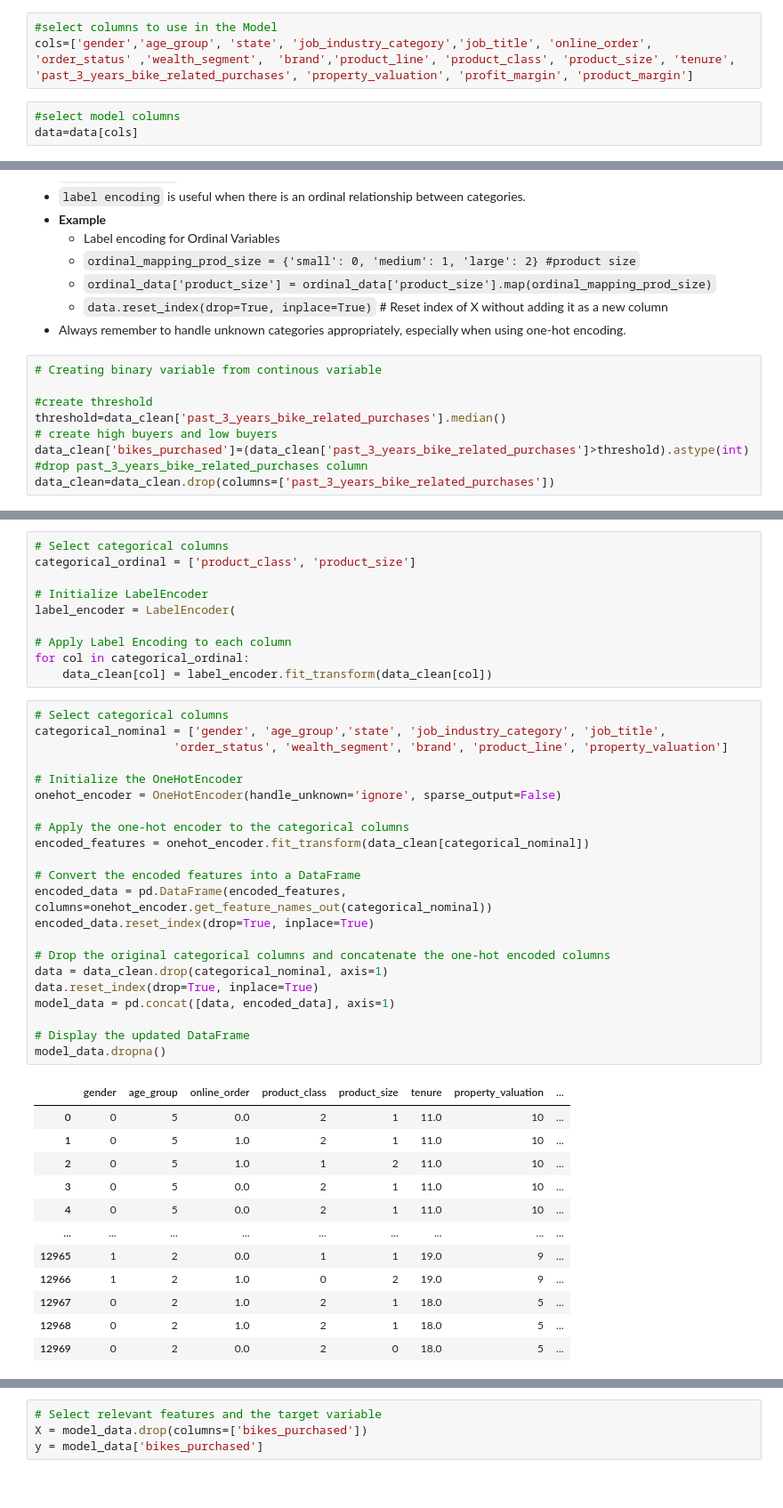
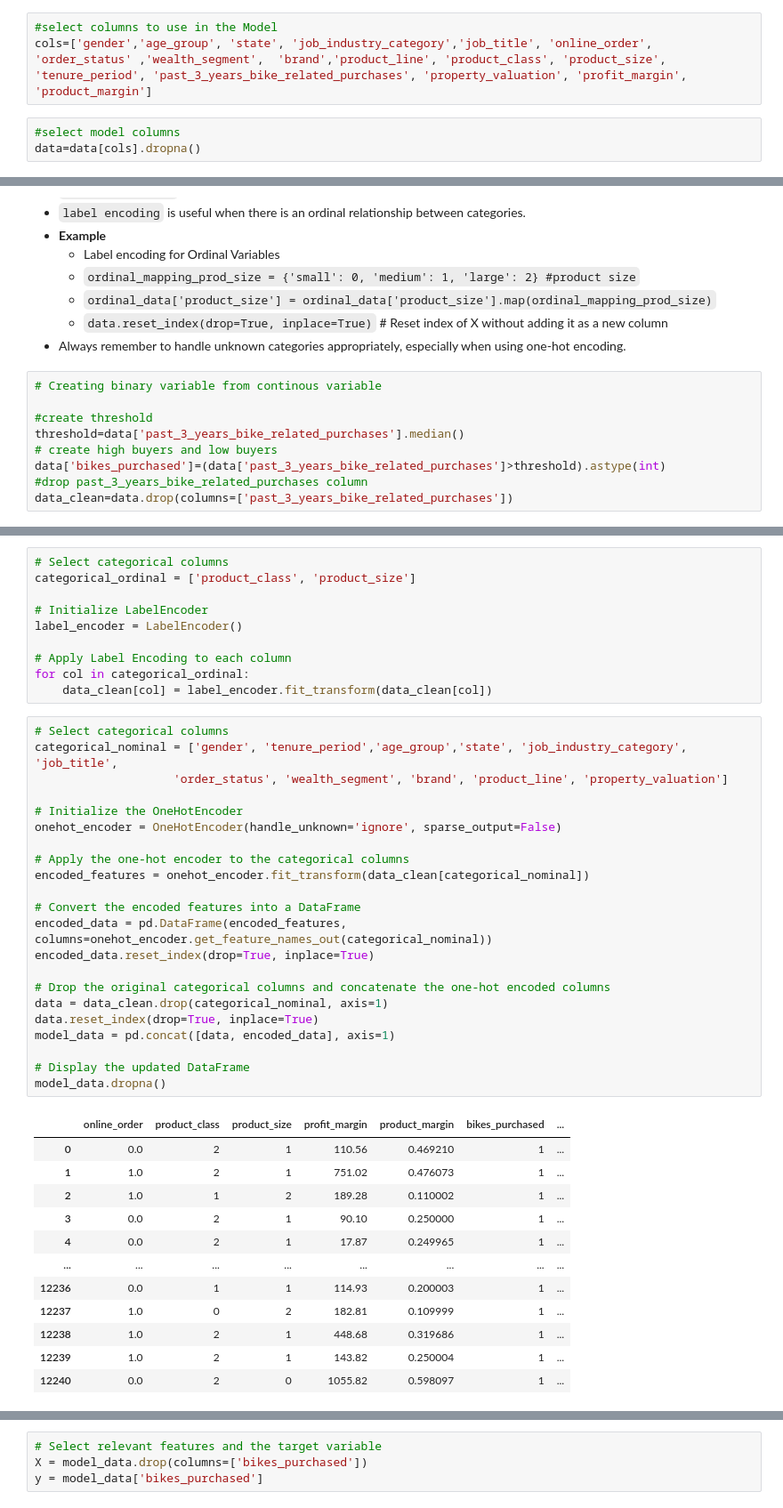
Before and after one commit to Daviedavie100/kpmg, a Jupyter notebook: kpmgproject.ipynb, the cells around one changed output, grey strips where cells are left out. Shown at 89% size. Saved outputs shown, nothing was run; the diff lists cells and outputs as text.

```diff
--- a/kpmgproject.ipynb
+++ b/kpmgproject.ipynb
@@ -131,9 +139,9 @@ Index(['customer_id', 'first_name', 'last_name', 'gender',
       dtype='object')
 # %%
 #select columns to use in the Model
-cols=['gender','age_group', 'state', 'job_industry_category','job_title', 'online_order', 'order_status' ,'wealth_segment',  'brand','product_line', 'product_class', 'product_size', 'tenure', 'past_3_years_bike_related_purchases', 'property_valuation', 'profit_margin', 'product_margin']
+cols=['gender','age_group', 'state', 'job_industry_category','job_title', 'online_order', 'order_status' ,'wealth_segment',  'brand','product_line', 'product_class', 'product_size', 'tenure_period', 'past_3_years_bike_related_purchases', 'property_valuation', 'profit_margin', 'product_margin']
 # %%
 #select model columns
-data=data[cols]
+data=data[cols].dropna()
 # %%
 #drop nulls
@@ -153,8 +161,8 @@ data_clean=data.dropna()
 # Creating binary variable from continous variable
 
 #create threshold
-threshold=data_clean['past_3_years_bike_related_purchases'].median()
+threshold=data['past_3_years_bike_related_purchases'].median()
 # create high buyers and low buyers
-data_clean['bikes_purchased']=(data_clean['past_3_years_bike_related_purchases']>threshold).astype(int)
+data['bikes_purchased']=(data['past_3_years_bike_related_purchases']>threshold).astype(int)
 #drop past_3_years_bike_related_purchases column
-data_clean=data_clean.drop(columns=['past_3_years_bike_related_purchases'])
+data_clean=data.drop(columns=['past_3_years_bike_related_purchases'])
@@ -163,43 +177,43 @@ data_clean=data_clean.drop(columns=['past_3_years_bike_related_purchases'])
 categorical_ordinal = ['product_class', 'product_size']
 
 # Initialize LabelEncoder
-label_encoder = LabelEncoder(
+label_encoder = LabelEncoder()
 
 # Apply Label Encoding to each column
 for col in categorical_ordinal:
     data_clean[col] = label_encoder.fit_transform(data_clean[col])
 # %%
 # Select categorical columns
-categorical_nominal = ['gender', 'age_group','state', 'job_industry_category', 'job_title',
+categorical_nominal = ['gender', 'tenure_period','age_group','state', 'job_industry_category', 'job_title',
                     'order_status', 'wealth_segment', 'brand', 'product_line', 'property_valuation']
 
 # Initialize the OneHotEncoder
 onehot_encoder = OneHotEncoder(handle_unknown='ignore', sparse_output=False)
 
 # Apply the one-hot encoder to the categorical columns
 encoded_features = onehot_encoder.fit_transform(data_clean[categorical_nominal])
 
 # Convert the encoded features into a DataFrame
 encoded_data = pd.DataFrame(encoded_features, columns=onehot_encoder.get_feature_names_out(categorical_nominal))
 encoded_data.reset_index(drop=True, inplace=True)
 
 # Drop the original categorical columns and concatenate the one-hot encoded columns
 data = data_clean.drop(categorical_nominal, axis=1)
 data.reset_index(drop=True, inplace=True)
 model_data = pd.concat([data, encoded_data], axis=1)
 
 # Display the updated DataFrame
 model_data.dropna()
 # %% [output]
-|  | gender | age_group | online_order | product_class | product_size | tenure | property_valuation | ... |
-| 0 | 0 | 5 | 0.0 | 2 | 1 | 11.0 | 10 | ... |
-| 1 | 0 | 5 | 1.0 | 2 | 1 | 11.0 | 10 | ... |
-| 2 | 0 | 5 | 1.0 | 1 | 2 | 11.0 | 10 | ... |
-| 3 | 0 | 5 | 0.0 | 2 | 1 | 11.0 | 10 | ... |
-| 4 | 0 | 5 | 0.0 | 2 | 1 | 11.0 | 10 | ... |
-| ... | ... | ... | ... | ... | ... | ... | ... | ... |
-| 12965 | 1 | 2 | 0.0 | 1 | 1 | 19.0 | 9 | ... |
-| 12966 | 1 | 2 | 1.0 | 0 | 2 | 19.0 | 9 | ... |
-| 12967 | 0 | 2 | 1.0 | 2 | 1 | 18.0 | 5 | ... |
-| 12968 | 0 | 2 | 1.0 | 2 | 1 | 18.0 | 5 | ... |
-| 12969 | 0 | 2 | 0.0 | 2 | 0 | 18.0 | 5 | ... |
+|  | online_order | product_class | product_size | profit_margin | product_margin | bikes_purchased | ... |
+| 0 | 0.0 | 2 | 1 | 110.56 | 0.469210 | 1 | ... |
+| 1 | 1.0 | 2 | 1 | 751.02 | 0.476073 | 1 | ... |
+| 2 | 1.0 | 1 | 2 | 189.28 | 0.110002 | 1 | ... |
+| 3 | 0.0 | 2 | 1 | 90.10 | 0.250000 | 1 | ... |
+| 4 | 0.0 | 2 | 1 | 17.87 | 0.249965 | 1 | ... |
+| ... | ... | ... | ... | ... | ... | ... | ... |
+| 12236 | 0.0 | 1 | 1 | 114.93 | 0.200003 | 1 | ... |
+| 12237 | 1.0 | 0 | 2 | 182.81 | 0.109999 | 1 | ... |
+| 12238 | 1.0 | 2 | 1 | 448.68 | 0.319686 | 1 | ... |
+| 12239 | 1.0 | 2 | 1 | 143.82 | 0.250004 | 1 | ... |
+| 12240 | 0.0 | 2 | 0 | 1055.82 | 0.598097 | 1 | ... |
```
Also changed, not shown: parts of 15 cells of this notebook.
